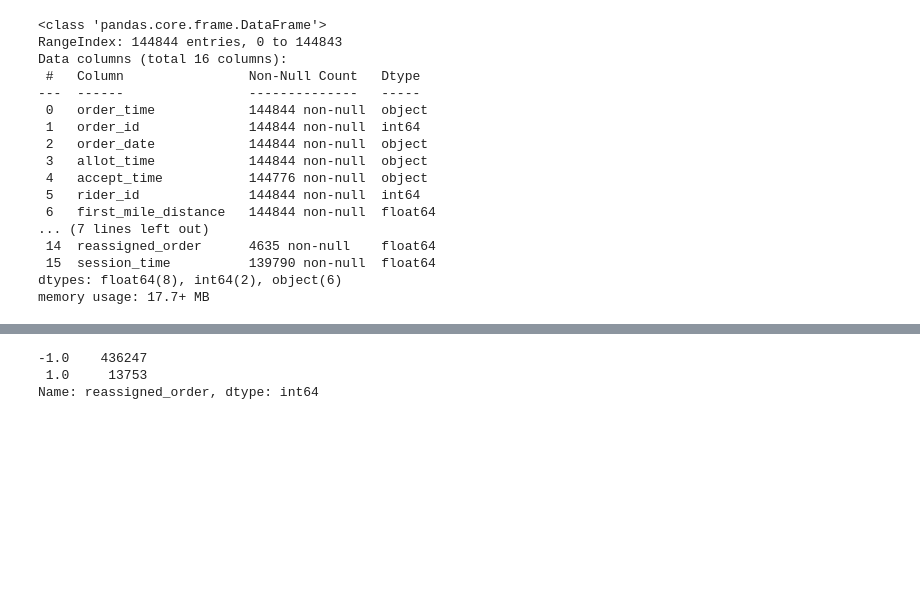
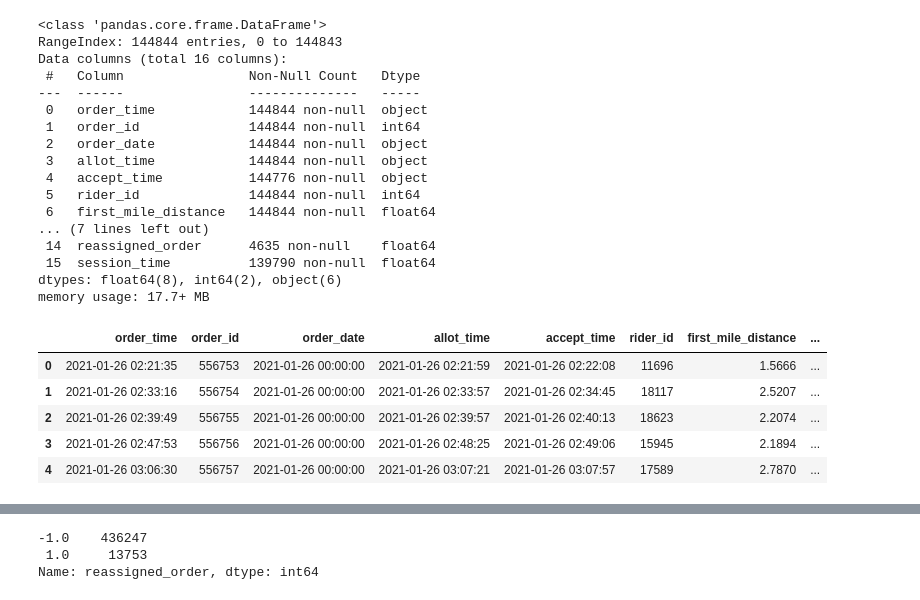
Before and after one commit to aryanpandey/Cascade-Cup-2022, a Jupyter notebook: Cascade_Cup_Aryan.ipynb, the cells around one changed output, grey strips where cells are left out. Cells and saved outputs as stored; diff of their text form; code cells hidden in the pictures; blank space fills up the shorter version.

```diff
--- a/Cascade_Cup_Aryan.ipynb
+++ b/Cascade_Cup_Aryan.ipynb
@@ -181,3 +184,12 @@ def parallelize_dataframe(df, func, n_cores = 10):
 # %%
 train = parallelize_dataframe(train, apply_func)
 test = parallelize_dataframe(test, apply_func)
+# %%
+train.head()
+# %% [output]
+|  | order_time | order_id | order_date | allot_time | accept_time | rider_id | first_mile_distance | ... |
+| 0 | 2021-01-26 02:21:35 | 556753 | 2021-01-26 00:00:00 | 2021-01-26 02:21:59 | 2021-01-26 02:22:08 | 11696 | 1.5666 | ... |
+| 1 | 2021-01-26 02:33:16 | 556754 | 2021-01-26 00:00:00 | 2021-01-26 02:33:57 | 2021-01-26 02:34:45 | 18117 | 2.5207 | ... |
+| 2 | 2021-01-26 02:39:49 | 556755 | 2021-01-26 00:00:00 | 2021-01-26 02:39:57 | 2021-01-26 02:40:13 | 18623 | 2.2074 | ... |
+| 3 | 2021-01-26 02:47:53 | 556756 | 2021-01-26 00:00:00 | 2021-01-26 02:48:25 | 2021-01-26 02:49:06 | 15945 | 2.1894 | ... |
+| 4 | 2021-01-26 03:06:30 | 556757 | 2021-01-26 00:00:00 | 2021-01-26 03:07:21 | 2021-01-26 03:07:57 | 17589 | 2.7870 | ... |
```
Also changed, not shown: parts of 14 cells of this notebook, 4 other files.
